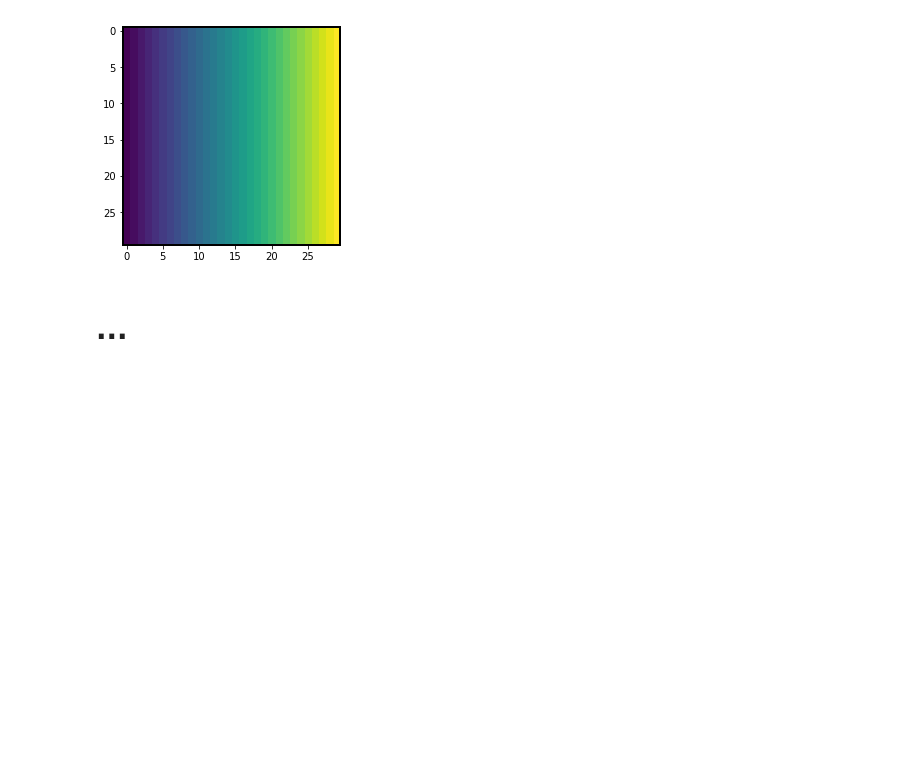
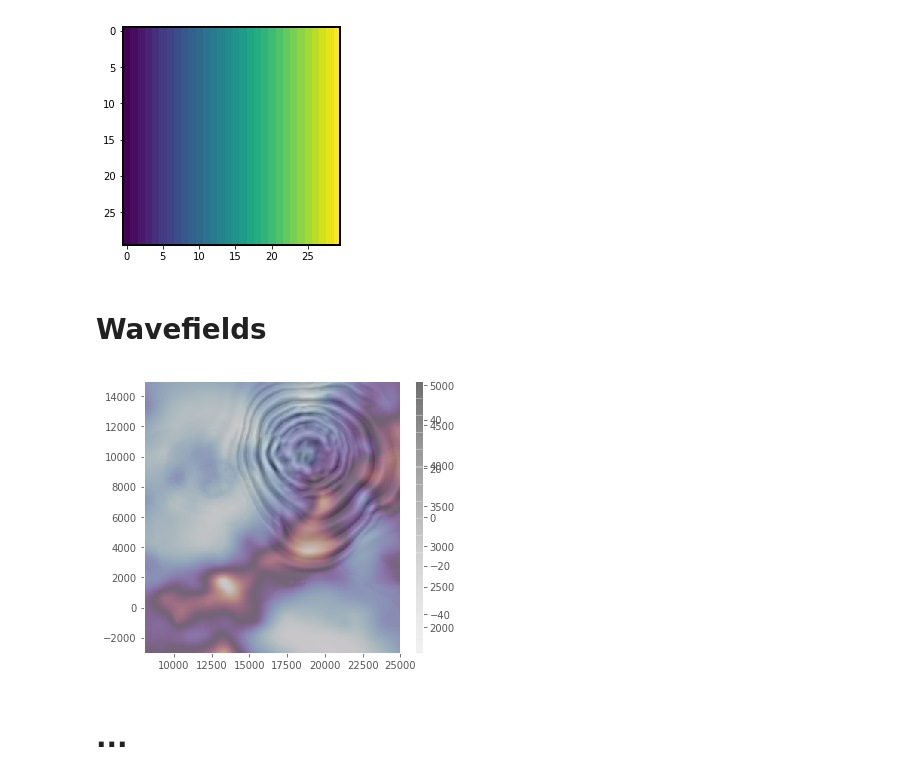
Before and after one commit to kmch/FullwavePy, a Jupyter notebook: examples/Seismic_objects.ipynb, the cells around one changed output. Cells and saved outputs as stored; diff of their text form; code cells hidden in the pictures; blank space fills up the shorter version.

Commit message:
seismic: wavefield objects added

```diff
--- a/examples/Seismic_objects.ipynb
+++ b/examples/Seismic_objects.ipynb
@@ -108,3 +108,5 @@ plt.imshow(fs[..., 0].T)
 # %% [output]
 <matplotlib.image.AxesImage at 0x...>
 [figure]
+# %% [markdown]
+# Wavefields
@@ -111,2 +115,15 @@ plt.imshow(fs[..., 0].T)
+# %%
+%%time
+figure(15,5)
+z = 400
+svp.plot(z, axis=2, unit='m', cmap='twilight', mode='im', levels=20)
+wf.plot(z, axis=2, unit='m', cmap='Greys', alpha=.3, mode='shade', center_cmap=1)
+# svp.plot(18939, unit='m', cmap='Greys', mode='im+cr', levels=20)
+# wf.plot(18939, unit='m', cmap='RdBu', alpha=.5, center_cmap=1) # 'twilight_shifted'
+plt.xlim(*b01.extent[0])
+plt.ylim(*b01.extent[1])
+plt.grid(0)
+# %% [output]
+[figure, added]
 # %% [markdown]
 # ...
```
Also changed, not shown: parts of 1 cell of this notebook, 7 other files.
